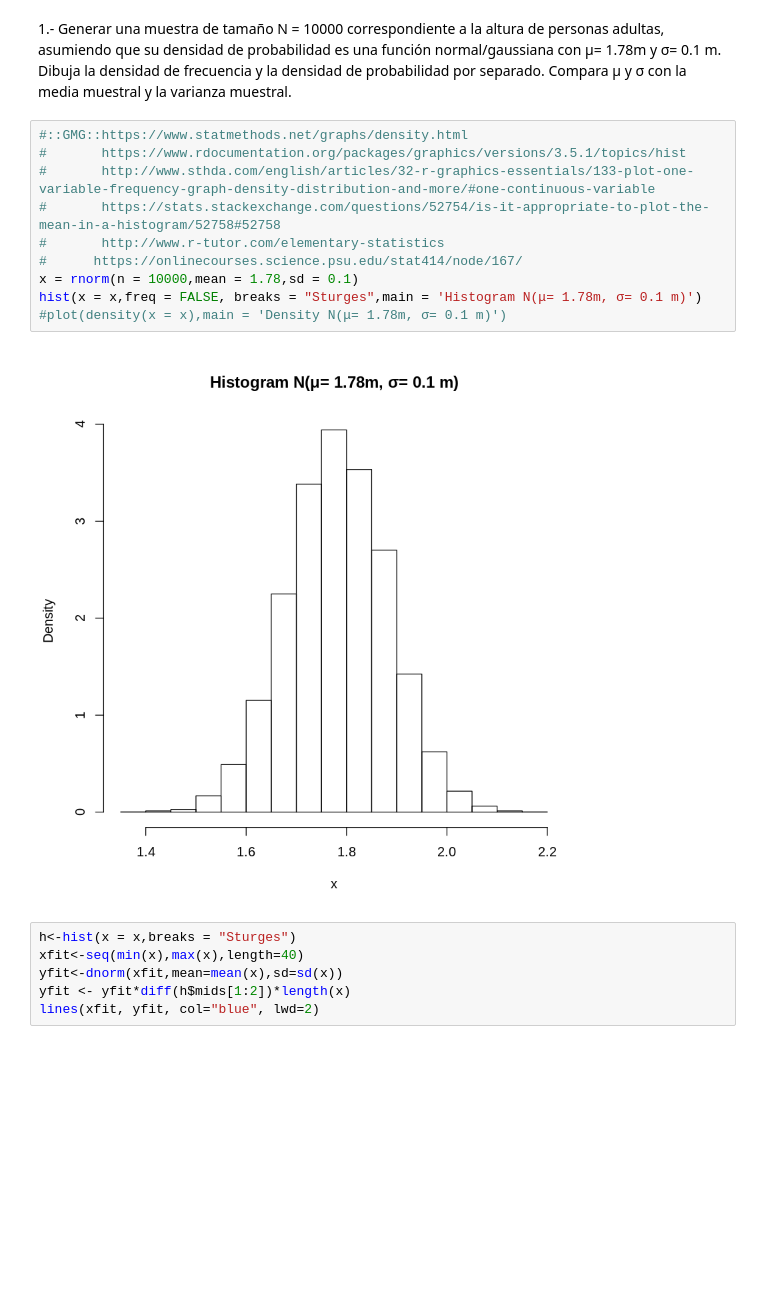
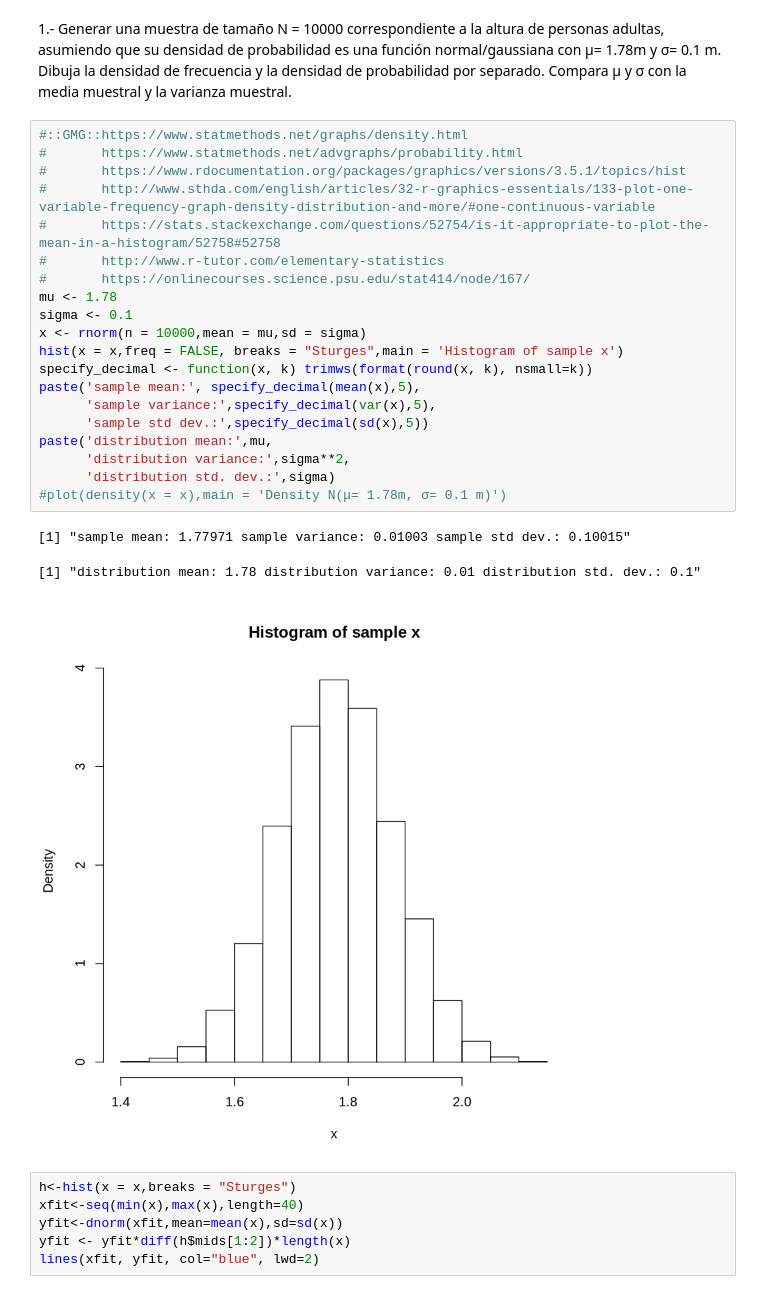
Before and after one commit to yerartdev/uc-m1965-stats, a Jupyter notebook: p7/stats-ii-practica-1.ipynb, the cells around one changed output. Saved outputs shown, nothing was run; the diff lists cells and outputs as text; blank space fills up the shorter version.

Commit message:
stats-ii: práctica 1 de repaso de conceptos estadísticos y práctica 2 de regresión lineal

```diff
--- a/p7/stats-ii-practica-1.ipynb
+++ b/p7/stats-ii-practica-1.ipynb
@@ -2,16 +2,28 @@
 1.- Generar una muestra de tamaño N = 10000 correspondiente a la altura de personas adultas, asumiendo que su densidad de probabilidad es una función normal/gaussiana con μ= 1.78m y σ= 0.1 m. Dibuja la densidad de frecuencia y la densidad de probabilidad por separado. Compara μ y σ con la media muestral y la varianza muestral.
 # %%
 #::GMG::https://www.statmethods.net/graphs/density.html
+#       https://www.statmethods.net/advgraphs/probability.html
 #       https://www.rdocumentation.org/packages/graphics/versions/3.5.1/topics/hist
 #       http://www.sthda.com/english/articles/32-r-graphics-essentials/133-plot-one-variable-frequency-graph-density-distribution-and-more/#one-continuous-variable
 #       https://stats.stackexchange.com/questions/52754/is-it-appropriate-to-plot-the-mean-in-a-histogram/52758#52758
 #       http://www.r-tutor.com/elementary-statistics
-#      https://onlinecourses.science.psu.edu/stat414/node/167/
-x = rnorm(n = 10000,mean = 1.78,sd = 0.1)
-hist(x = x,freq = FALSE, breaks = "Sturges",main = 'Histogram N(μ= 1.78m, σ= 0.1 m)')
+#       https://onlinecourses.science.psu.edu/stat414/node/167/
+mu <- 1.78
+sigma <- 0.1
+x <- rnorm(n = 10000,mean = mu,sd = sigma)
+hist(x = x,freq = FALSE, breaks = "Sturges",main = 'Histogram of sample x')
+specify_decimal <- function(x, k) trimws(format(round(x, k), nsmall=k))
+paste('sample mean:', specify_decimal(mean(x),5),
+      'sample variance:',specify_decimal(var(x),5),
+      'sample std dev.:',specify_decimal(sd(x),5))
+paste('distribution mean:',mu,
+      'distribution variance:',sigma**2,
+      'distribution std. dev.:',sigma)
 #plot(density(x = x),main = 'Density N(μ= 1.78m, σ= 0.1 m)')
 # %% [output]
+[1] "sample mean: 1.77971 sample variance: 0.01003 sample std dev.: 0.10015"
+[1] "distribution mean: 1.78 distribution variance: 0.01 distribution std. dev.: 0.1"
-[figure, old version]
+[figure, new version]
 # %%
 h<-hist(x = x,breaks = "Sturges")
 xfit<-seq(min(x),max(x),length=40)
```
Also changed, not shown: 1 other file.
